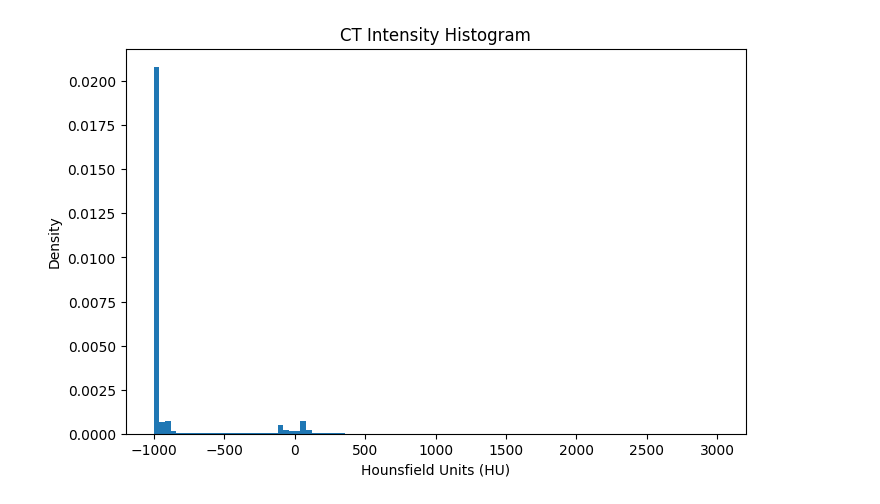
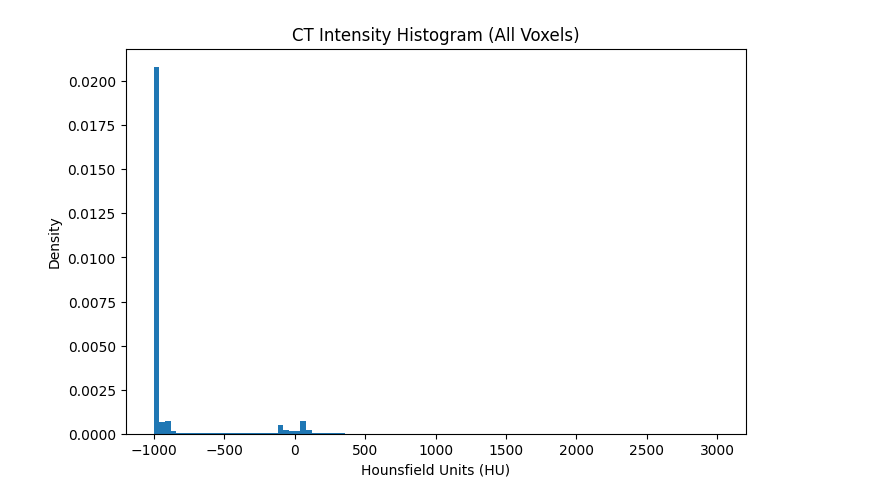
Before and after one commit to Aayush518/RA_selection_task_1, a Jupyter notebook: ra-selection-task-1.ipynb, the cells around one changed output. Saved outputs shown, nothing was run; the diff lists cells and outputs as text; code cells hidden in the pictures.

Commit message:
Kaggle Notebook | RA_selection_task_1 | Version 4

```diff
--- a/ra-selection-task-1.ipynb
+++ b/ra-selection-task-1.ipynb
@@ -49,14 +51,7 @@ Requirement already satisfied: intel-cmplr-lib-ur==2024.2.0 in /usr/local/lib/py
 # %%
 def analyze_ct_data(input_path: str = '/kaggle/input/ra-selection-1-data/3702_left_knee.nii') -> None:
     """
-    Analyze the CT scan's properties and visualize its intensity distribution.
-
-    Args:
-        input_path (str): Path to the CT scan file.
-
-    Raises:
-        FileNotFoundError: If the input file is not found.
-        RuntimeError: If loading the NIfTI file fails.
+    Analyze the CT scan's properties, visualize histograms, show slices, and basic statistics.
     """
     start_time = time.time()
     logging.info("Starting CT data analysis")
@@ -66,39 +61,101 @@ def analyze_ct_data(input_path: str = '/kaggle/input/ra-selection-1-data/3702_le
         if not os.path.exists(input_path):
             error_msg = (
                 f"CT scan not found at {input_path}. Verify with '!ls /kaggle/input/' and update path."
             )
             logging.error(error_msg)
             raise FileNotFoundError(error_msg)
 
         # Load CT scan
         ct_image = nib.load(input_path)
         ct_data = ct_image.get_fdata().astype(np.float32)
         header = ct_image.header
 
         # Log properties
         logging.info(f"CT shape: {ct_data.shape}")
-        logging.info(f"Voxel sizes: {header.get_zooms()}")
+        logging.info(f"Voxel sizes (mm): {header.get_zooms()}")
         logging.info(f"Intensity range: {ct_data.min():.2f} to {ct_data.max():.2f} HU")
 
-        # Visualize intensity histogram
+        # Compute overall stats
+        logging.info(f"Mean (all voxels): {ct_data.mean():.2f}")
+        logging.info(f"Median (all voxels): {np.median(ct_data):.2f}")
+        logging.info(f"Std dev (all voxels): {ct_data.std():.2f}")
+
+        # Histogram: all voxels
         plt.figure(figsize=(8, 5))
         plt.hist(ct_data.ravel(), bins=100, range=(-1000, 3000), density=True)
-        plt.title("CT Intensity Histogram")
+        plt.title("CT Intensity Histogram (All Voxels)")
         plt.xlabel("Hounsfield Units (HU)")
         plt.ylabel("Density")
-        output_path = os.path.join(RESULTS_DIR, 'ct_histogram.png')
-        plt.savefig(output_path)
-        logging.info(f"Saved histogram: {output_path}")
+        output_path_all = os.path.join(RESULTS_DIR, 'ct_histogram_all.png')
+        plt.savefig(output_path_all)
         plt.show()
+        logging.info(f"Saved histogram (all voxels): {output_path_all}")
+
+        # Exclude air for tissue & bone view
+        air_threshold = -900
+        tissue_mask = ct_data > air_threshold
+        tissue_data = ct_data[tissue_mask]
+        logging.info(f"Non-air voxels: {tissue_data.size}/{ct_data.size} ({100.0 * tissue_data.size / ct_data.size:.2f}%)")
+        logging.info(f"Mean (tissue+bone): {tissue_data.mean():.2f}")
+        logging.info(f"Median (tissue+bone): {np.median(tissue_data):.2f}")
+        logging.info(f"Std dev (tissue+bone): {tissue_data.std():.2f}")
+
+        plt.figure(figsize=(8, 5))
+        plt.hist(
+            tissue_data.ravel(),
+            bins=100,
+            range=(-200, 2000),
+            density=True
+        )
+        plt.title("CT Intensity Histogram (Tissue & Bone, Air Excluded)")
+        plt.xlabel("Hounsfield Units (HU)")
+        plt.ylabel("Density")
+        output_path_zoom = os.path.join(RESULTS_DIR, 'ct_histogram_tissue_bone.png')
+        plt.savefig(output_path_zoom)
+        plt.show()
+        logging.info(f"Saved tissue/bone-focused histogram: {output_path_zoom}")
+
+        # Show a few axial slices
+        num_slices = 5
+        z_indices = np.linspace(0, ct_data.shape[2] - 1, num=num_slices, dtype=int)
+        plt.figure(figsize=(15, 5))
+        for i, z in enumerate(z_indices):
+            plt.subplot(1, num_slices, i + 1)
+            plt.imshow(ct_data[:, :, z], cmap='gray', vmin=-200, vmax=1000)
+            plt.title(f"Slice {z}")
+            plt.axis('off')
+        plt.suptitle("Sample CT Slices (Soft Tissue Window)")
+        output_path_slices = os.path.join(RESULTS_DIR, 'ct_slices.png')
+        plt.savefig(output_path_slices)
+        plt.show()
+        logging.info(f"Saved sample slices: {output_path_slices}")
+
+        # (Optional) Show one coronal and one sagittal slice
+        mid_x = ct_data.shape[0] // 2
+        mid_y = ct_data.shape[1] // 2
+        plt.figure(figsize=(10, 4))
+        plt.subplot(1, 2, 1)
+        plt.imshow(ct_data[mid_x, :, :], cmap='gray', vmin=-200, vmax=1000)
+        plt.title('Coronal view (Y-Z)')
+        plt.axis('off')
+        plt.subplot(1, 2, 2)
+        plt.imshow(ct_data[:, mid_y, :], cmap='gray', vmin=-200, vmax=1000)
+        plt.title('Sagittal view (X-Z)')
+        plt.axis('off')
+        plt.suptitle("Middle Coronal & Sagittal Slices")
+        output_path_planes = os.path.join(RESULTS_DIR, 'ct_middle_planes.png')
+        plt.savefig(output_path_planes)
+        plt.show()
+        logging.info(f"Saved coronal/sagittal slices: {output_path_planes}")
 
         logging.info(f"CT analysis completed in {time.time() - start_time:.2f} seconds")
 
     except Exception as e:
         logging.error(f"Failed to analyze CT: {e}")
         raise
 
-# Analyze CT scan
-INPUT_PATH = '/kaggle/input/ra-selection-1-data/3702_left_knee.nii'  # Update if needed
+# Path to your CT scan file (update if needed)
+INPUT_PATH = '/kaggle/input/ra-selection-1-data/3702_left_knee.nii'
 analyze_ct_data(INPUT_PATH)
 # %% [output]
-[figure, old version]
+[figure, new version]
```
Also changed, not shown: parts of 17 cells of this notebook.
